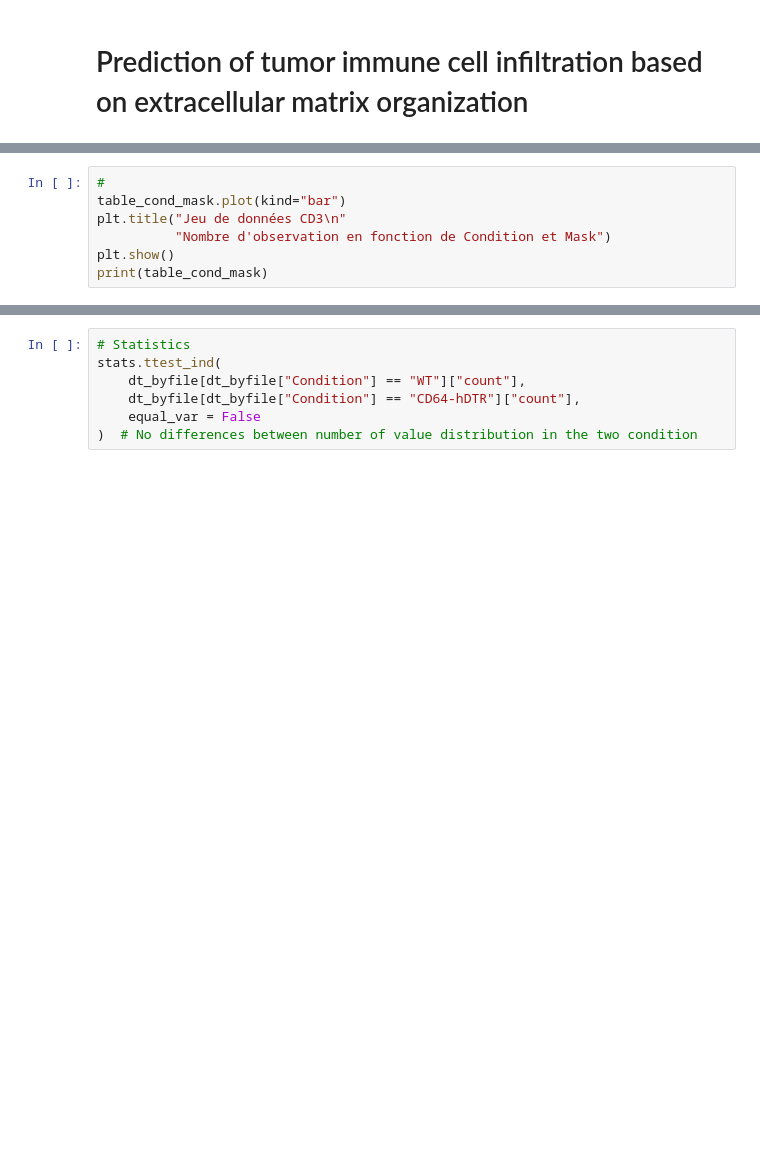
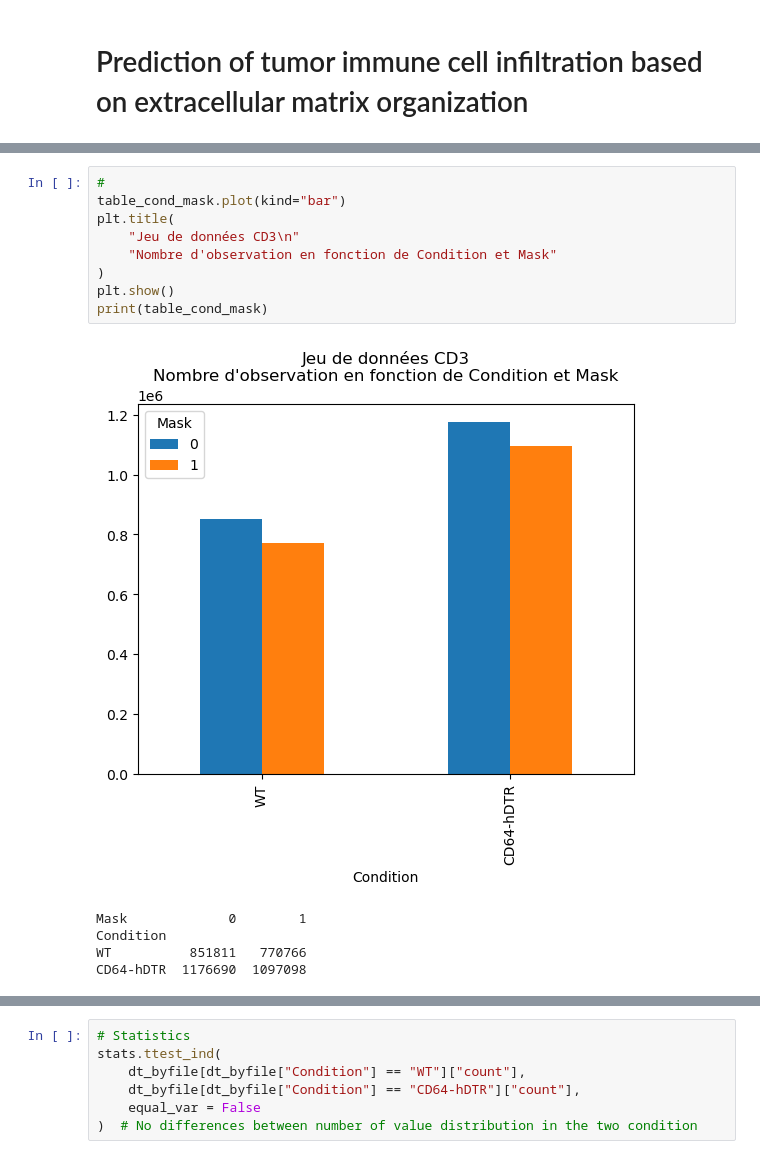
Before and after one commit to Trysis/TumorMEC, a Jupyter notebook: src/analysis.ipynb, the cells around one changed output, grey strips where cells are left out. Saved outputs shown, nothing was run; the diff lists cells and outputs as text; blank space fills up the shorter version.

```diff
--- a/src/analysis.ipynb
+++ b/src/analysis.ipynb
@@ -142,10 +203,18 @@ Condition
 # %%
 #
 table_cond_mask.plot(kind="bar")
-plt.title("Jeu de données CD3\n"
-          "Nombre d'observation en fonction de Condition et Mask")
+plt.title(
+    "Jeu de données CD3\n"
+    "Nombre d'observation en fonction de Condition et Mask"
+)
 plt.show()
 print(table_cond_mask)
+# %% [output]
+[figure, added]
+Mask             0        1
+Condition
+WT          851811   770766
+CD64-hDTR  1176690  1097098
 # %%
 # Nombre d'observations par image
 sns.barplot(data=dt_byfile, x="Name", y="count", hue="Condition")
```
Also changed, not shown: parts of 21 cells of this notebook, 5 other files.
